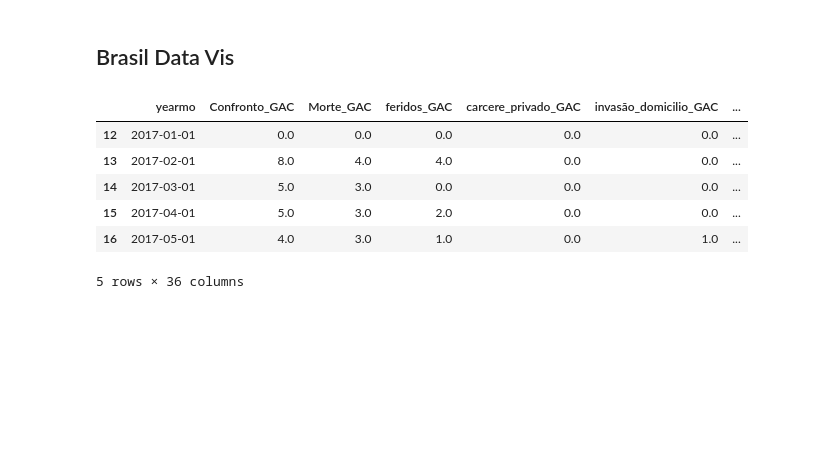
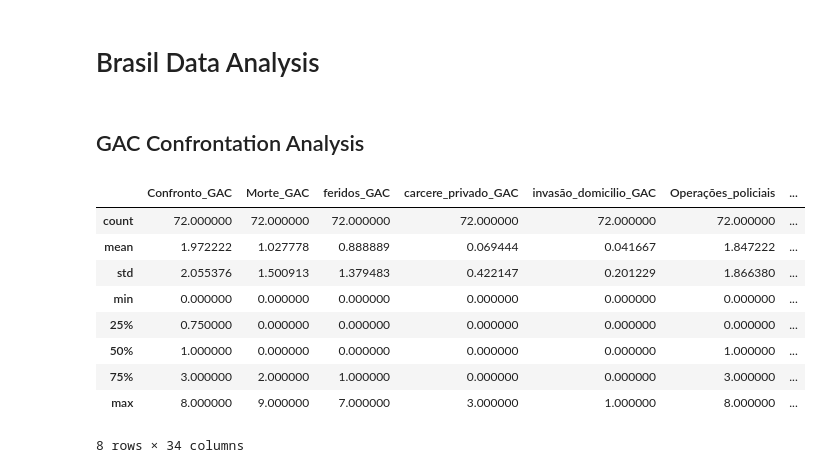
Before and after one commit to herman-rogers/brasil_data_viz, a Jupyter notebook: brasil_data_viz.ipynb, the cells around one changed output. Cells and saved outputs as stored; diff of their text form; code cells hidden in the pictures; blank space fills up the shorter version.

```diff
--- a/brasil_data_viz.ipynb
+++ b/brasil_data_viz.ipynb
@@ -1,21 +1,28 @@
 # %% [markdown]
-## Brasil Data Vis
+# Brasil Data Analysis
-# %%
-import pandas as pd
-import numpy as np
-from matplotlib import pyplot as plt
-
-df_one = pd.read_excel("./data/brasil.xlsx")
-df_one = df_one.dropna(subset=['Confronto_GAC'])
-
-# Convert date to standard format
-df_one['yearmo'] = pd.to_datetime(df_one['yearmo'], format='%Ym%m')
-df_one.head()
-# %% [output]
-|  | yearmo | Confronto_GAC | Morte_GAC | feridos_GAC | carcere_privado_GAC | invasão_domicilio_GAC | ... |
-| 12 | 2017-01-01 | 0.0 | 0.0 | 0.0 | 0.0 | 0.0 | ... |
-| 13 | 2017-02-01 | 8.0 | 4.0 | 4.0 | 0.0 | 0.0 | ... |
-| 14 | 2017-03-01 | 5.0 | 3.0 | 0.0 | 0.0 | 0.0 | ... |
-| 15 | 2017-04-01 | 5.0 | 3.0 | 2.0 | 0.0 | 0.0 | ... |
-| 16 | 2017-05-01 | 4.0 | 3.0 | 1.0 | 0.0 | 1.0 | ... |
-5 rows × 36 columns
+# %% [markdown]
+## GAC Confrontation Analysis
+# %%
+import pandas as pd
+import numpy as np
+import seaborn as sns
+from matplotlib import pyplot as plt
+
+df = pd.read_excel("./data/brasil.xlsx")
+df = df.dropna(subset=['yearmo', 'Confronto_GAC'])
+df = df.fillna(0)
+
+# Convert date to standard date format
+df['yearmo'] = pd.to_datetime(df['yearmo'].str.replace('m', '-'), format='%Y-%m').dt.strftime('%b %Y')
+df.describe()
+# %% [output]
+|  | Confronto_GAC | Morte_GAC | feridos_GAC | carcere_privado_GAC | invasão_domicilio_GAC | Operações_policiais | ... |
+| count | 72.000000 | 72.000000 | 72.000000 | 72.000000 | 72.000000 | 72.000000 | ... |
+| mean | 1.972222 | 1.027778 | 0.888889 | 0.069444 | 0.041667 | 1.847222 | ... |
+| std | 2.055376 | 1.500913 | 1.379483 | 0.422147 | 0.201229 | 1.866380 | ... |
+| min | 0.000000 | 0.000000 | 0.000000 | 0.000000 | 0.000000 | 0.000000 | ... |
+| 25% | 0.750000 | 0.000000 | 0.000000 | 0.000000 | 0.000000 | 0.000000 | ... |
+| 50% | 1.000000 | 0.000000 | 0.000000 | 0.000000 | 0.000000 | 1.000000 | ... |
+| 75% | 3.000000 | 2.000000 | 1.000000 | 0.000000 | 0.000000 | 3.000000 | ... |
+| max | 8.000000 | 9.000000 | 7.000000 | 3.000000 | 1.000000 | 8.000000 | ... |
+8 rows × 34 columns
```
Also changed, not shown: parts of 9 cells of this notebook, 1 other file.
